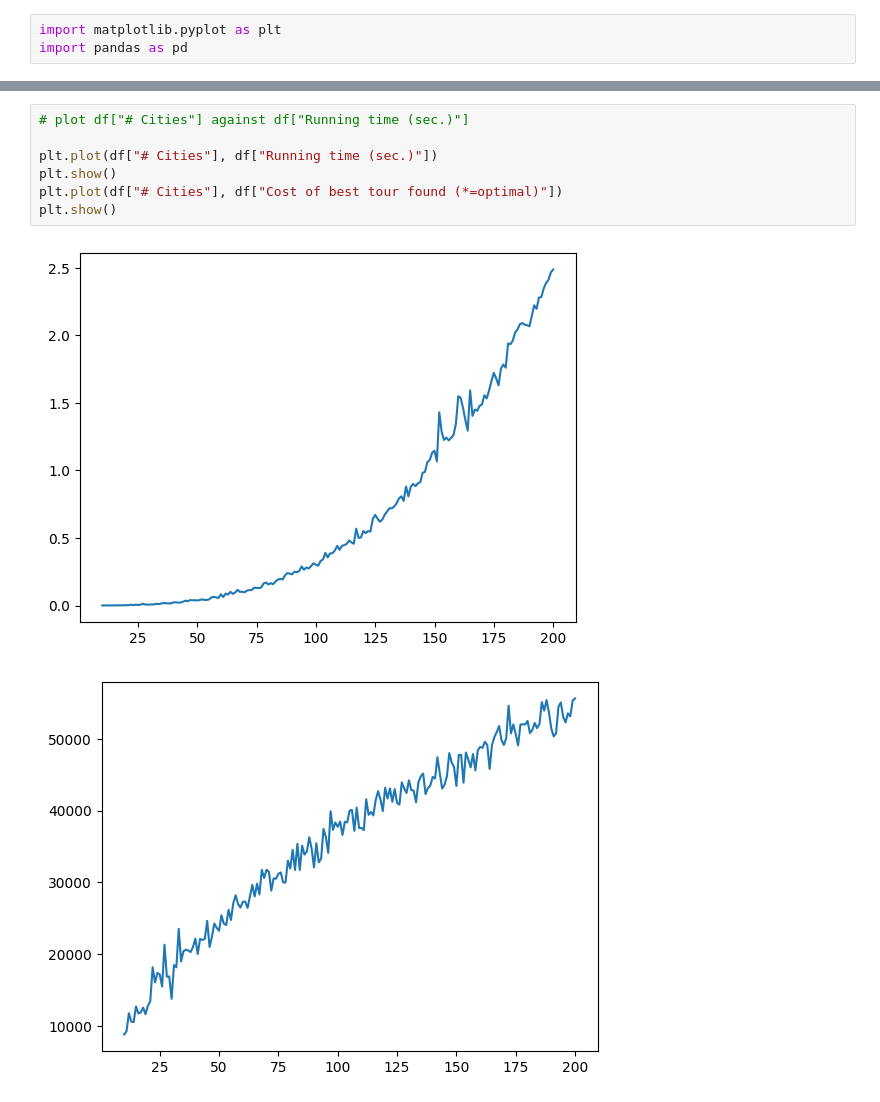
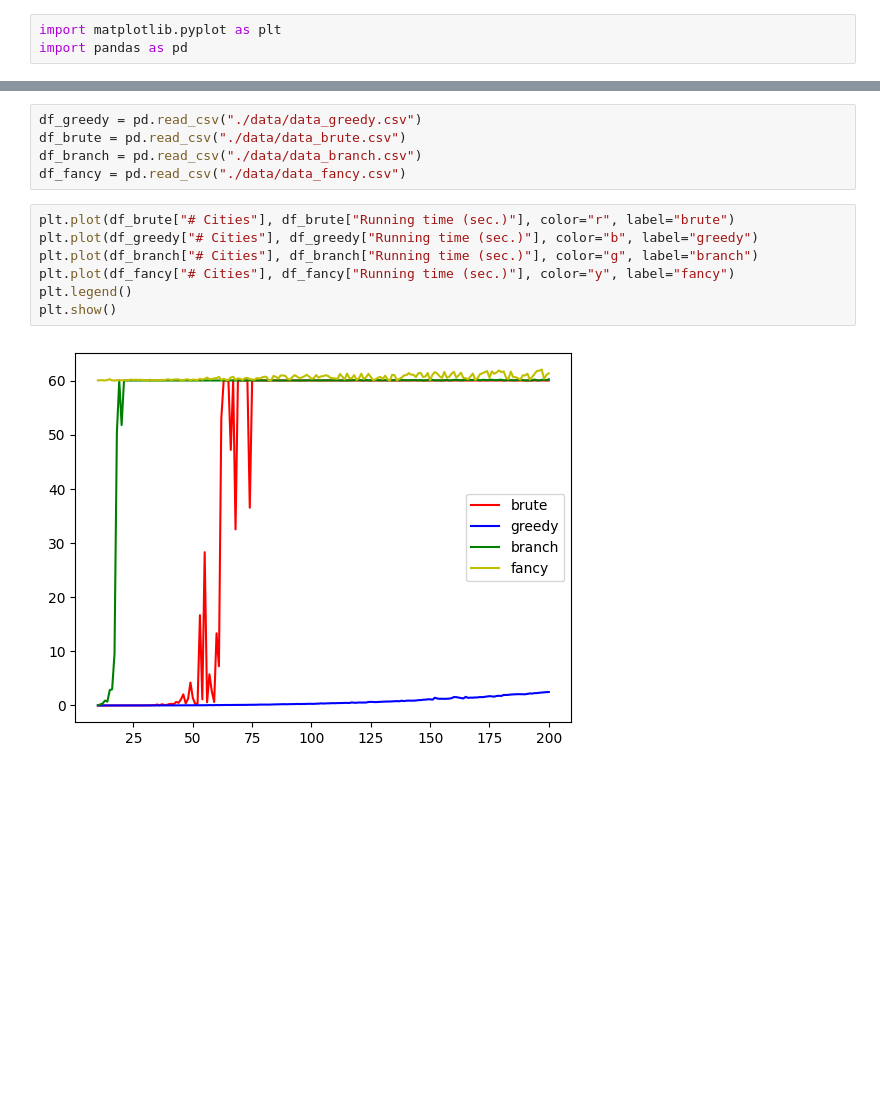
Before and after one commit to KalebJS/traveling-salesperson, a Jupyter notebook: analysis.ipynb, the cells around one changed output, grey strips where cells are left out. Cells and saved outputs as stored; diff of their text form; blank space fills up the shorter version.

Commit message:
add data

```diff
--- a/analysis.ipynb
+++ b/analysis.ipynb
@@ -21,10 +4,14 @@ df
-# %%
-# plot df["# Cities"] against df["Running time (sec.)"]
-
-plt.plot(df["# Cities"], df["Running time (sec.)"])
-plt.show()
-plt.plot(df["# Cities"], df["Cost of best tour found (*=optimal)"])
-plt.show()
-# %% [output]
-[figure, removed]
-[figure, removed]
+# %%
+df_greedy = pd.read_csv("./data/data_greedy.csv")
+df_brute = pd.read_csv("./data/data_brute.csv")
+df_branch = pd.read_csv("./data/data_branch.csv")
+df_fancy = pd.read_csv("./data/data_fancy.csv")
+# %%
+plt.plot(df_brute["# Cities"], df_brute["Running time (sec.)"], color="r", label="brute")
+plt.plot(df_greedy["# Cities"], df_greedy["Running time (sec.)"], color="b", label="greedy")
+plt.plot(df_branch["# Cities"], df_branch["Running time (sec.)"], color="g", label="branch")
+plt.plot(df_fancy["# Cities"], df_fancy["Running time (sec.)"], color="y", label="fancy")
+plt.legend()
+plt.show()
+# %% [output]
+[figure, added]
```
Also changed, not shown: parts of 2 cells of this notebook, 1 other file.
